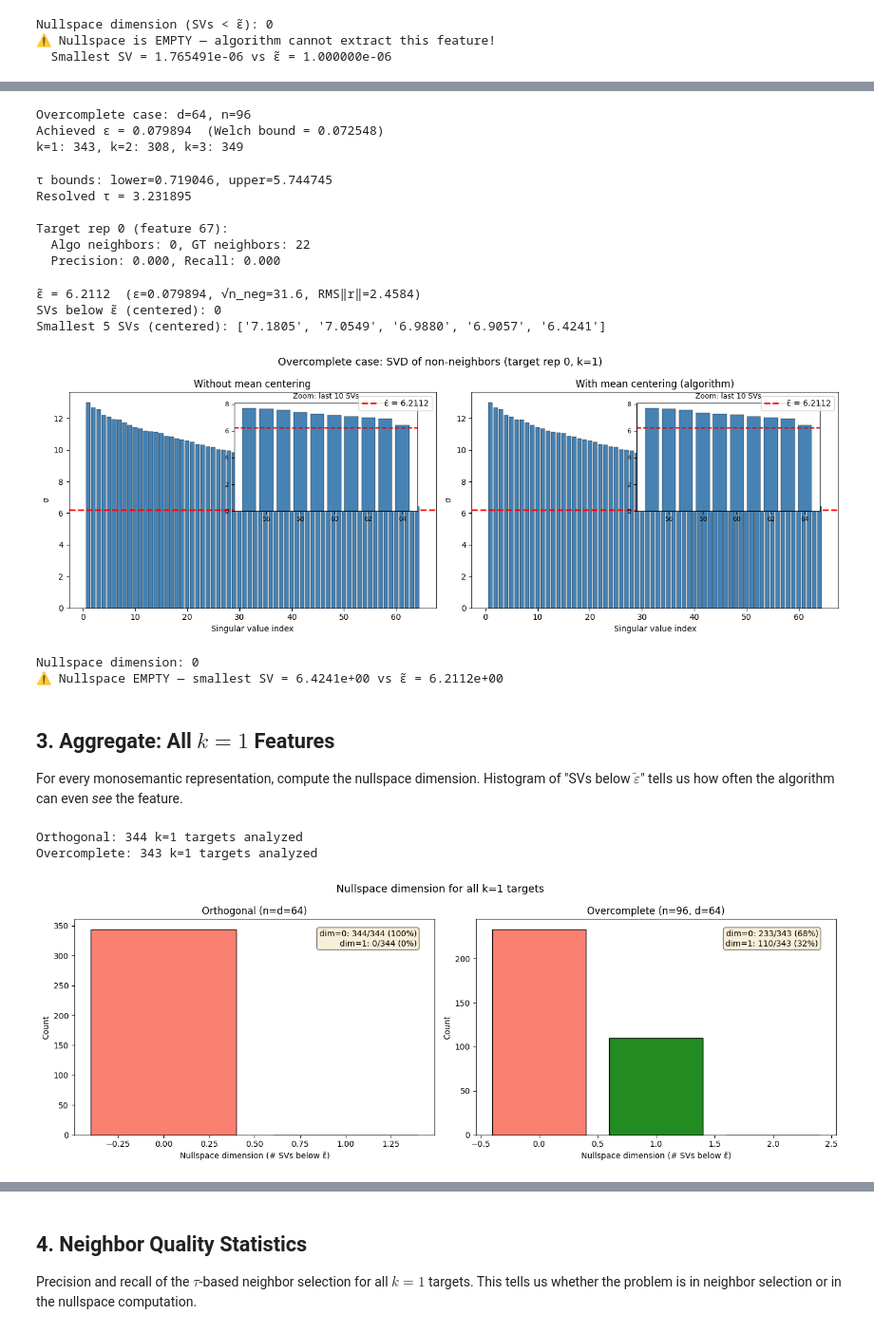
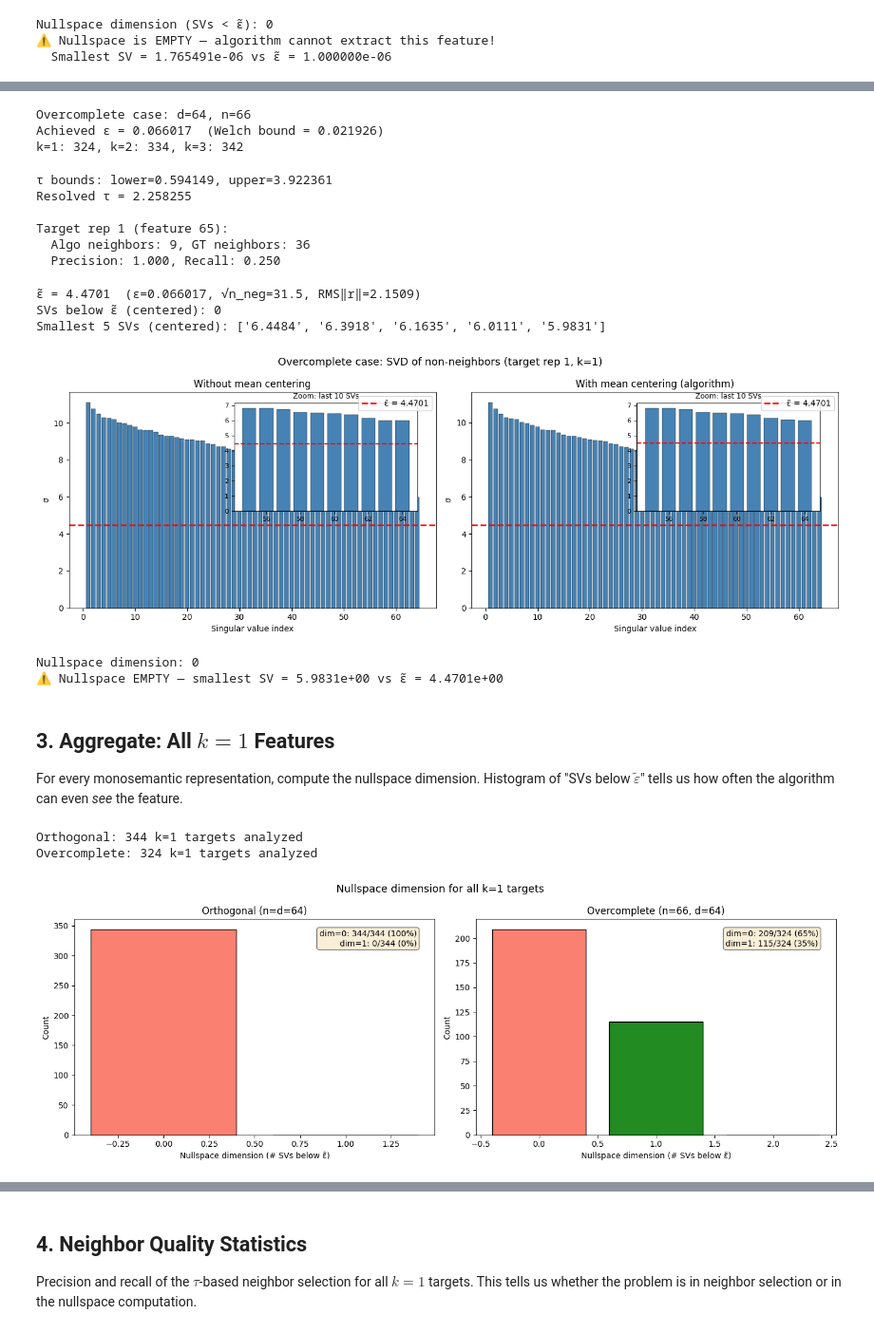
Before and after one commit to smurphnerd/monosemantic-features, a Jupyter notebook: notebooks/walkthrough.ipynb, the cells around one changed output, grey strips where cells are left out. Shown at 95% size. Cells and saved outputs as stored; diff of their text form; code cells hidden in the pictures.

Commit message:
diag: use n=66 (not n=96) for overcomplete case — keep ε trivially small

```diff
--- a/notebooks/walkthrough.ipynb
+++ b/notebooks/walkthrough.ipynb
@@ -1010,7 +1010,7 @@ Same analysis but with $n = 96 > d = 64$, so $\varepsilon > 0$ and the threshold
 torch.manual_seed(123)
 
 diag_syn_oc = SyntheticConfig(
-    d=64, n=96, k=3,
+    d=64, n=66, k=3,
     num_representations=1000,
     sparsity_mode='variable',
     k_min=1,
@@ -1030,9 +1030,9 @@ print(f'Overcomplete case: d={diag_syn_oc.d}, n={diag_syn_oc.n}')
 print(f'Achieved ε = {diag_eps_oc:.6f}  (Welch bound = {diag_basis_oc.welch_bound:.6f})')
 print(f'k=1: {mono_mask_oc.sum().item()}, k=2: {(nnz_oc_diag==2).sum().item()}, k=3: {(nnz_oc_diag==3).sum().item()}')
 # %% [output]
-Overcomplete case: d=64, n=96
-Achieved ε = 0.079894  (Welch bound = 0.072548)
-k=1: 343, k=2: 308, k=3: 349
+Overcomplete case: d=64, n=66
+Achieved ε = 0.066017  (Welch bound = 0.021926)
+k=1: 324, k=2: 334, k=3: 342
 # %%
 # Single k=1 deep dive — overcomplete
 diag_ext_oc = ExtractionConfig(tau=None, tau_margin=0.5, epsilon=diag_eps_oc)
@@ -1068,12 +1068,12 @@ print(f'\nTarget rep {target_idx_oc} (feature {true_feat_oc}):')
 print(f'  Algo neighbors: {len(algo_set_oc)}, GT neighbors: {len(gt_set_oc)}')
 print(f'  Precision: {prec_oc:.3f}, Recall: {rec_oc:.3f}')
 # %% [output]
-τ bounds: lower=0.719046, upper=5.744745
-Resolved τ = 3.231895
+τ bounds: lower=0.594149, upper=3.922361
+Resolved τ = 2.258255
 
-Target rep 0 (feature 67):
-  Algo neighbors: 0, GT neighbors: 22
-  Precision: 0.000, Recall: 0.000
+Target rep 1 (feature 65):
+  Algo neighbors: 9, GT neighbors: 36
+  Precision: 1.000, Recall: 0.250
 # %%
 # SVD analysis — overcomplete case
 nb_set_oc = set(algo_nb_oc.tolist())
@@ -1105,9 +1105,9 @@ print(f'ε̃ = {scaled_eps_oc:.4f}  (ε={diag_eps_oc:.6f}, √n_neg={n_neg_oc**0
 print(f'SVs below ε̃ (centered): {n_below_oc}')
 print(f'Smallest 5 SVs (centered): {[f"{v:.4f}" for v in full_S_cent_oc[-5:].tolist()]}')
 # %% [output]
-ε̃ = 6.2112  (ε=0.079894, √n_neg=31.6, RMS‖r‖=2.4584)
+ε̃ = 4.4701  (ε=0.066017, √n_neg=31.5, RMS‖r‖=2.1509)
 SVs below ε̃ (centered): 0
-Smallest 5 SVs (centered): ['7.1805', '7.0549', '6.9880', '6.9057', '6.4241']
+Smallest 5 SVs (centered): ['6.4484', '6.3918', '6.1635', '6.0111', '5.9831']
 # %%
 # Plot: overcomplete SV spectrum
 fig, axes = plt.subplots(1, 2, figsize=(14, 5))
@@ -1148,9 +1148,9 @@ elif n_below_oc == 1:
 else:
     print(f'Nullspace dim = {n_below_oc}')
 # %% [output]
-[figure, old version]
+[figure, new version]
 Nullspace dimension: 0
-⚠ Nullspace EMPTY — smallest SV = 6.4241e+00 vs ε̃ = 6.2112e+00
+⚠ Nullspace EMPTY — smallest SV = 5.9831e+00 vs ε̃ = 4.4701e+00
 # %% [markdown]
 ## 3. Aggregate: All $k=1$ Features
 
@@ -1216,46 +1216,46 @@ print(f'Orthogonal: {len(ns_dims_o)} k=1 targets analyzed')
 print(f'Overcomplete: {len(ns_dims_c)} k=1 targets analyzed')
 # %% [output]
 Orthogonal: 344 k=1 targets analyzed
-Overcomplete: 343 k=1 targets analyzed
+Overcomplete: 324 k=1 targets analyzed
 # %%
 # Histogram of nullspace dimensions
 fig, axes = plt.subplots(1, 2, figsize=(14, 5))
 
 for ax, dims, label in [
     (axes[0], ns_dims_o, 'Orthogonal (n=d=64)'),
-    (axes[1], ns_dims_c, 'Overcomplete (n=96, d=64)'),
+    (axes[1], ns_dims_c, 'Overcomplete (n=66, d=64)'),
 ]:
     if len(dims) == 0:
         ax.text(0.5, 0.5, 'No k=1 targets', ha='center', va='center', transform=ax.transAxes)
         ax.set_title(label)
         continue
     max_dim = max(dims) + 1
     bins = np.arange(-0.5, max_dim + 1.5, 1)
     counts, _, patches = ax.hist(dims, bins=bins, color='steelblue', edgecolor='black', rwidth=0.8)
     # Highlight dim=0 (failure) and dim=1 (ideal)
     for p, left_edge in zip(patches, bins):
         center = left_edge + 0.5
         if abs(center - 0) < 0.1:
             p.set_facecolor('salmon')
         elif abs(center - 1) < 0.1:
             p.set_facecolor('forestgreen')
     ax.set_xlabel('Nullspace dimension (# SVs below ε̃)')
     ax.set_ylabel('Count')
     ax.set_title(label)
     dim0 = dims.count(0)
     dim1 = dims.count(1)
     total = len(dims)
     ax.annotate(f'dim=0: {dim0}/{total} ({100*dim0/total:.0f}%)\n'
                 f'dim=1: {dim1}/{total} ({100*dim1/total:.0f}%)',
                 xy=(0.95, 0.95), xycoords='axes fraction',
                 ha='right', va='top', fontsize=10,
                 bbox=dict(boxstyle='round', facecolor='wheat', alpha=0.5))
 
 plt.suptitle('Nullspace dimension for all k=1 targets', fontsize=13)
 plt.tight_layout()
 plt.show()
 # %% [output]
-[figure, old version]
+[figure, new version]
 # %%
 # Spectral gap as discriminator vs nullspace dim
 fig, axes = plt.subplots(1, 2, figsize=(14, 5))
```
Also changed, not shown: parts of 4 cells of this notebook.
